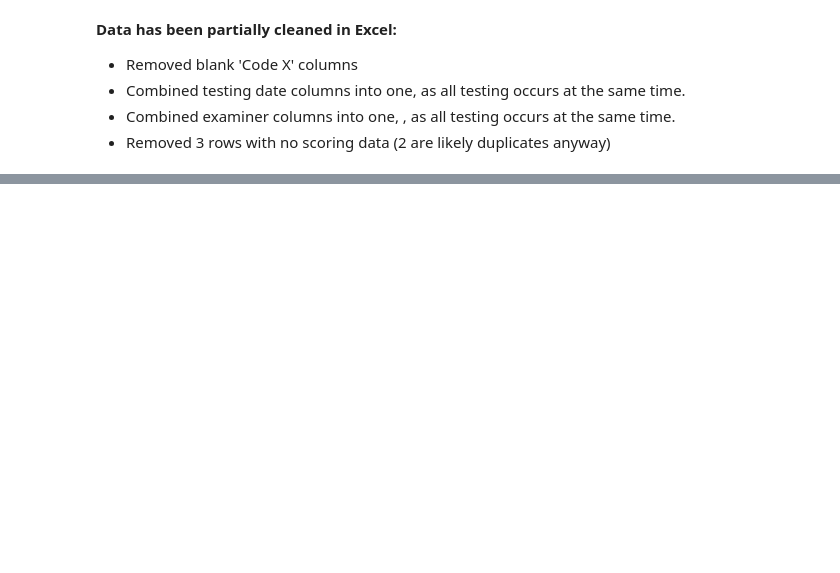
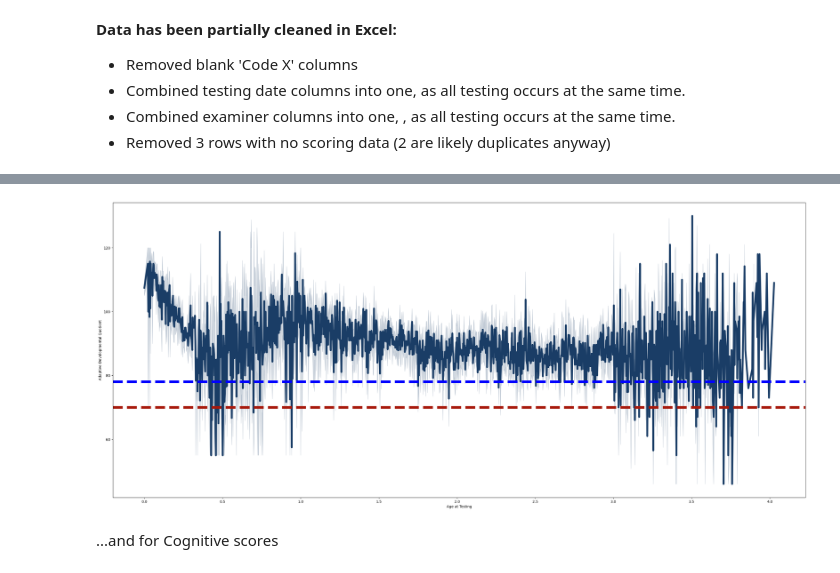
Before and after one commit to NSS-Data-Analytics-Cohort-10/teis-labracoders, a Jupyter notebook: notebooks/eda.ipynb, the cells around one changed output, grey strips where cells are left out. Saved outputs shown, nothing was run; the diff lists cells and outputs as text; code cells hidden in the pictures; blank space fills up the shorter version.

```diff
--- a/notebooks/eda.ipynb
+++ b/notebooks/eda.ipynb
@@ -158,0 +150,3 @@ domain_level_scores
+# %%
+adapt_scores = evals[['Gender', 'Location - Sub Level 1', 'Program Label', 'Age at Testing', 'months', 'years', 'Adaptive Developmental Quotient', 'Adaptive Percentile Rank', 'Adaptive RDI']].dropna()
+adapt_scores.head()
@@ -158,0 +176,13 @@ domain_level_scores
+# %%
+plt.figure(figsize=(35,15))
+
+sns.lineplot(data=adapt_scores, x='Age at Testing', y='Adaptive Developmental Quotient', color='#1A3D66', linewidth=5)
+plt.axhline(y=78, label='25% Delay', linestyle='--', color='blue', linewidth=7.5)
+plt.axhline(y=70, label='40% Delay', linestyle='--', color='#a7190c', linewidth=7.5)
+
+plt.savefig('../Plots/Adaptive_Scores.png')
+plt.show()
+# %% [output]
+[figure, added]
+# %% [markdown]
+...and for Cognitive scores
```
Also changed, not shown: parts of 51 cells of this notebook, 11 other files.
